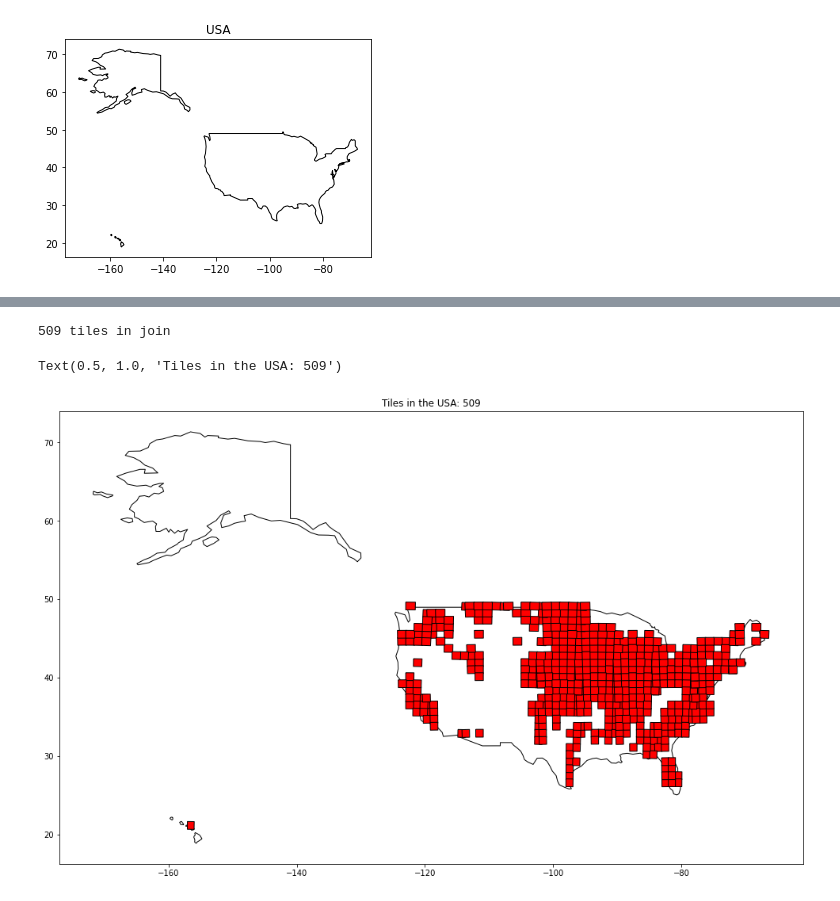
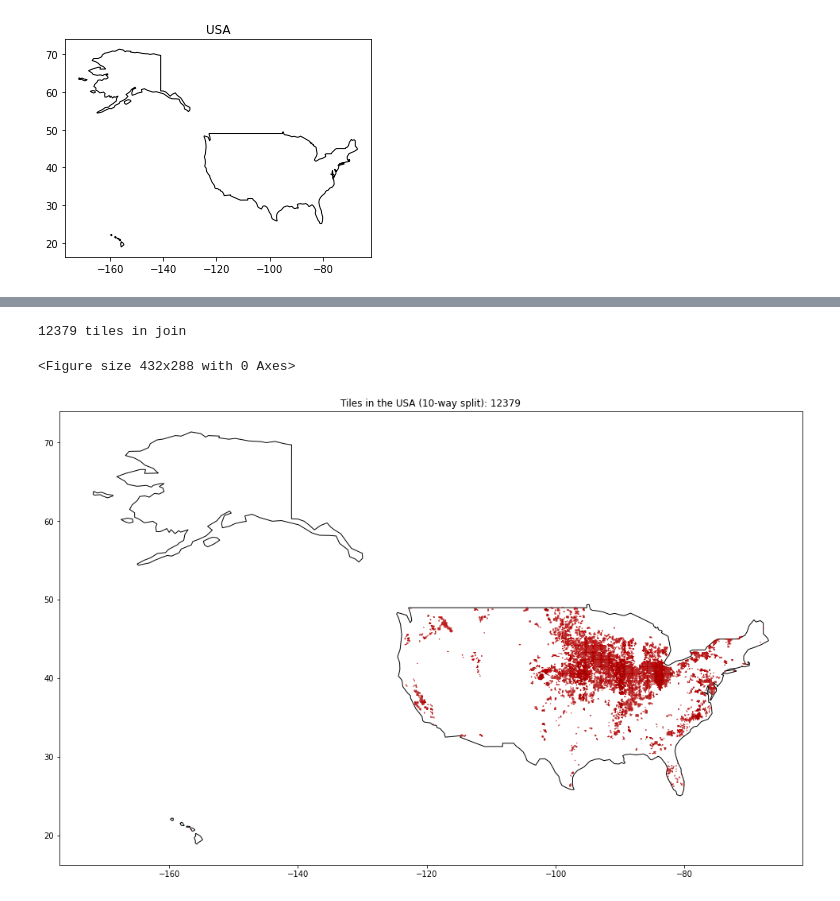
Before and after one commit to bstee615/bounding-box-coverage, a Jupyter notebook: usa.ipynb, the cells around one changed output, grey strips where cells are left out. Saved outputs shown, nothing was run; the diff lists cells and outputs as text; code cells hidden in the pictures.

Commit message:
Graph both whole-tiles and sub-tiles

```diff
--- a/usa.ipynb
+++ b/usa.ipynb
@@ -28,8 +28,9 @@ plt.title('USA')
 Text(0.5, 1.0, 'USA')
 [figure]
 # %%
-gpd.io.file.fiona.drvsupport.supported_drivers['KML'] = 'rw'
-tiles_df = gpd.read_file('output/covering_tiles.kml', driver='KML')
+# Whole tiles
+tiles_df = gpd.read_file('output\covering_tiles.json')
+tiles_df = tiles_df.rename(columns={'TileName': 'Name'})
 print(repr(tiles_df.crs))
 print(tiles_df)
 # %% [output]
@@ -52,0 +69,7 @@ Datum: World Geodetic System 1984 ensemble
+# %%
+# 10-way subtiles
+# subtiles_df = gpd.read_file('output/covering_tiles_split10.json')
+subtiles_df = gpd.read_file('output_split10/covering_tiles.json')
+subtiles_df = subtiles_df.rename(columns={'TileName': 'Name'})
+print(repr(subtiles_df.crs))
+subtiles_df
@@ -53,16 +116,18 @@ Datum: World Geodetic System 1984 ensemble
 # %%
-join = gpd.sjoin(tiles_df, usa_df, how="inner", op='intersects')
-join_tiles = join[["Name", "geometry"]]
-join_tiles = join_tiles.drop_duplicates()
-print(len(join_tiles), 'tiles in join')
+join_subtiles = gpd.sjoin(subtiles_df, usa_df, how="inner", op='intersects')
+join_subtiles = join_subtiles[["Name", "geometry"]]
+join_subtiles = join_subtiles.drop_duplicates()
+print(len(join_subtiles), 'tiles in join')
 # %% [output]
-509 tiles in join
+12379 tiles in join
 # %%
-ax = usa_df.plot(color='white', edgecolor='black')
-join_tiles.plot(color='red', edgecolor='black', ax=ax)
+plt.clf()
+ax = usa_df.plot(color='white', edgecolor='black', linewidth=1)
+join_subtiles.plot(color='red', edgecolor='black', linewidth=0.1, ax=ax)
 fig = plt.gcf()
 fig.set_size_inches(18.5, 10.5)
-plt.title(f'Tiles in the USA: {len(join_tiles)}')
+plt.title(f'Tiles in the USA (10-way split): {len(join_subtiles)}')
+plt.savefig('usa_subtiles.png')
 # %% [output]
-Text(0.5, 1.0, 'Tiles in the USA: 509')
+<Figure size 432x288 with 0 Axes>
-[figure, old version]
+[figure, new version]
```
Also changed, not shown: parts of 4 cells of this notebook.
